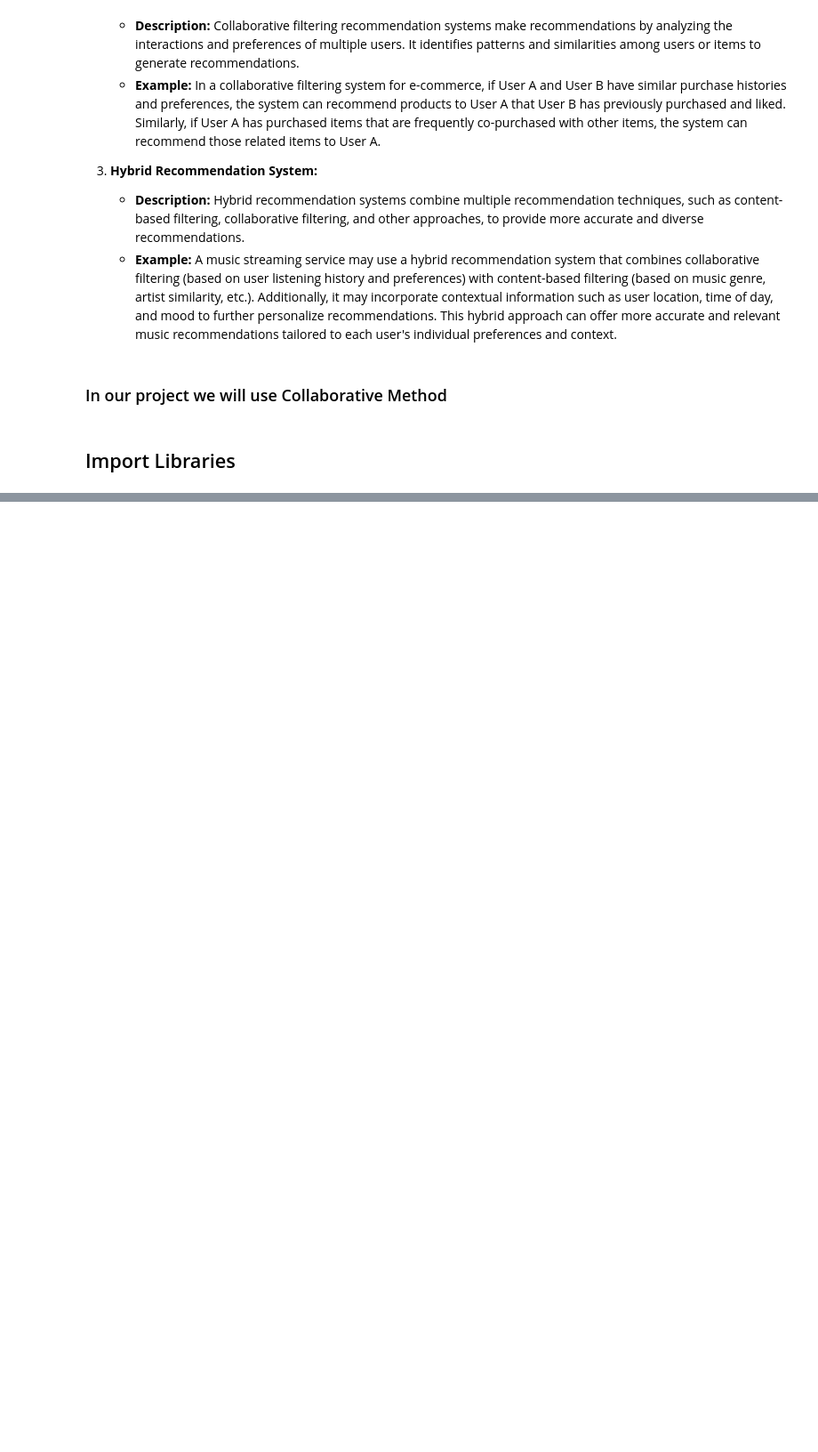
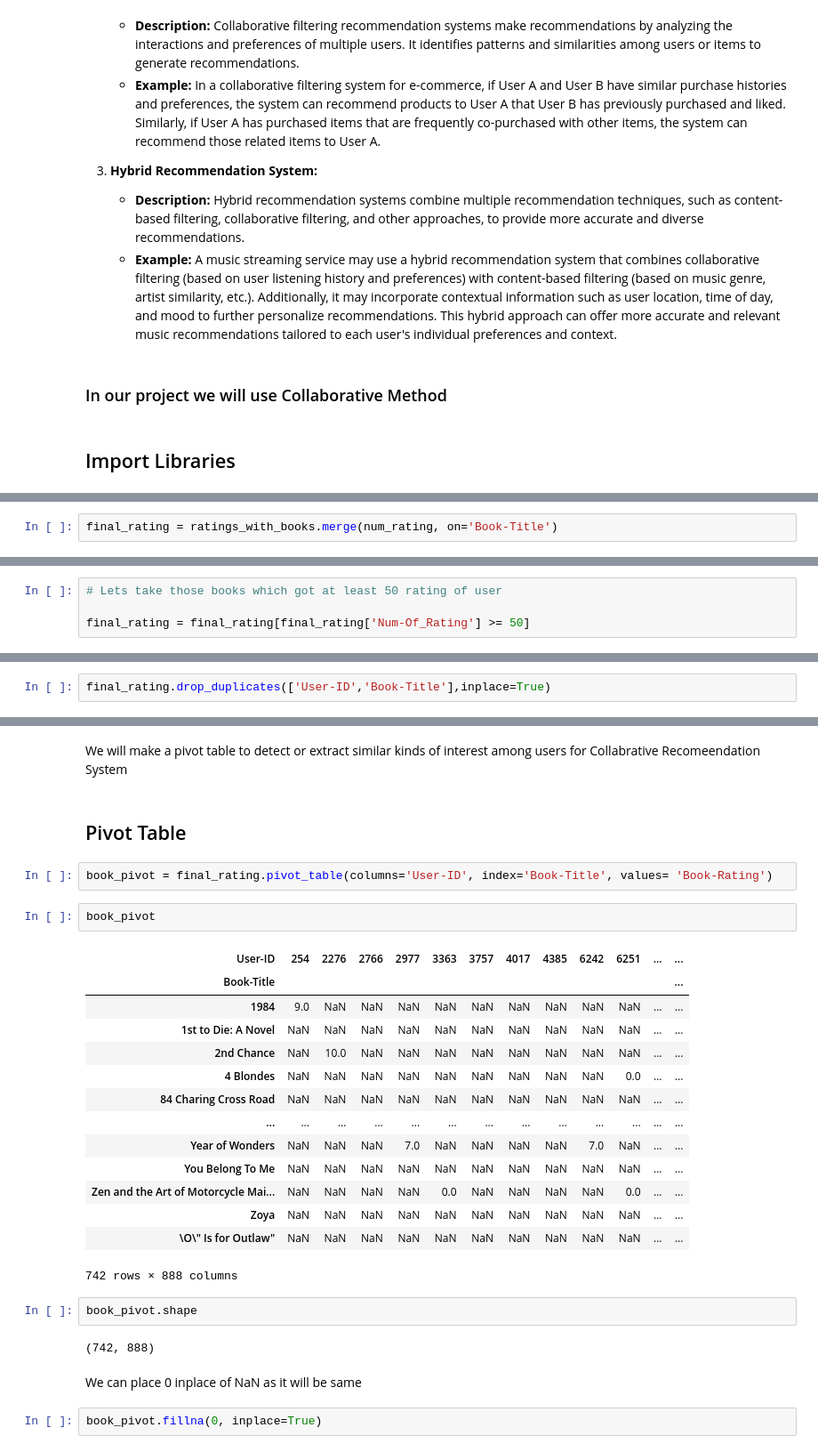
Before and after one commit to susovanpatra00/Books-Recommendation-System-ML-, a Jupyter notebook: work.ipynb, the cells around one changed output, grey strips where cells are left out. Shown at 89% size. Saved outputs shown, nothing was run; the diff lists cells and outputs as text; blank space fills up the shorter version.

```diff
--- a/work.ipynb
+++ b/work.ipynb
@@ -27,0 +244,2 @@ books = pd.read_
+# %%
+final_rating = ratings_with_books.merge(num_rating, on='Book-Title')
@@ -27,0 +255,4 @@ books = pd.read_
+# %%
+# Lets take those books which got at least 50 rating of user
+
+final_rating = final_rating[final_rating['Num-Of_Rating'] >= 50]
@@ -27,0 +291,2 @@ books = pd.read_
+# %%
+final_rating.drop_duplicates(['User-ID','Book-Title'],inplace=True)
@@ -27,0 +311,31 @@ books = pd.read_
+# %% [markdown]
+We will make a pivot table to detect or extract similar kinds of interest among users for Collabrative Recomeendation System
+# %% [markdown]
+## Pivot Table
+# %%
+book_pivot = final_rating.pivot_table(columns='User-ID', index='Book-Title', values= 'Book-Rating')
+# %%
+book_pivot
+# %% [output]
+| User-ID | 254 | 2276 | 2766 | 2977 | 3363 | 3757 | 4017 | 4385 | 6242 | 6251 | ... | ... |
+| Book-Title |  |  |  |  |  |  |  |  |  |  |  | ... |
+| 1984 | 9.0 | NaN | NaN | NaN | NaN | NaN | NaN | NaN | NaN | NaN | ... | ... |
+| 1st to Die: A Novel | NaN | NaN | NaN | NaN | NaN | NaN | NaN | NaN | NaN | NaN | ... | ... |
+| 2nd Chance | NaN | 10.0 | NaN | NaN | NaN | NaN | NaN | NaN | NaN | NaN | ... | ... |
+| 4 Blondes | NaN | NaN | NaN | NaN | NaN | NaN | NaN | NaN | NaN | 0.0 | ... | ... |
+| 84 Charing Cross Road | NaN | NaN | NaN | NaN | NaN | NaN | NaN | NaN | NaN | NaN | ... | ... |
+| ... | ... | ... | ... | ... | ... | ... | ... | ... | ... | ... | ... | ... |
+| Year of Wonders | NaN | NaN | NaN | 7.0 | NaN | NaN | NaN | NaN | 7.0 | NaN | ... | ... |
+| You Belong To Me | NaN | NaN | NaN | NaN | NaN | NaN | NaN | NaN | NaN | NaN | ... | ... |
+| Zen and the Art of Motorcycle Mai... | NaN | NaN | NaN | NaN | 0.0 | NaN | NaN | NaN | NaN | 0.0 | ... | ... |
+| Zoya | NaN | NaN | NaN | NaN | NaN | NaN | NaN | NaN | NaN | NaN | ... | ... |
+| \O\" Is for Outlaw" | NaN | NaN | NaN | NaN | NaN | NaN | NaN | NaN | NaN | NaN | ... | ... |
+742 rows × 888 columns
+# %%
+book_pivot.shape
+# %% [output]
+(742, 888)
+# %% [markdown]
+We can place 0 inplace of NaN as it will be same
+# %%
+book_pivot.fillna(0, inplace=True)
```
Also changed, not shown: parts of 78 cells of this notebook, 4 other files.
